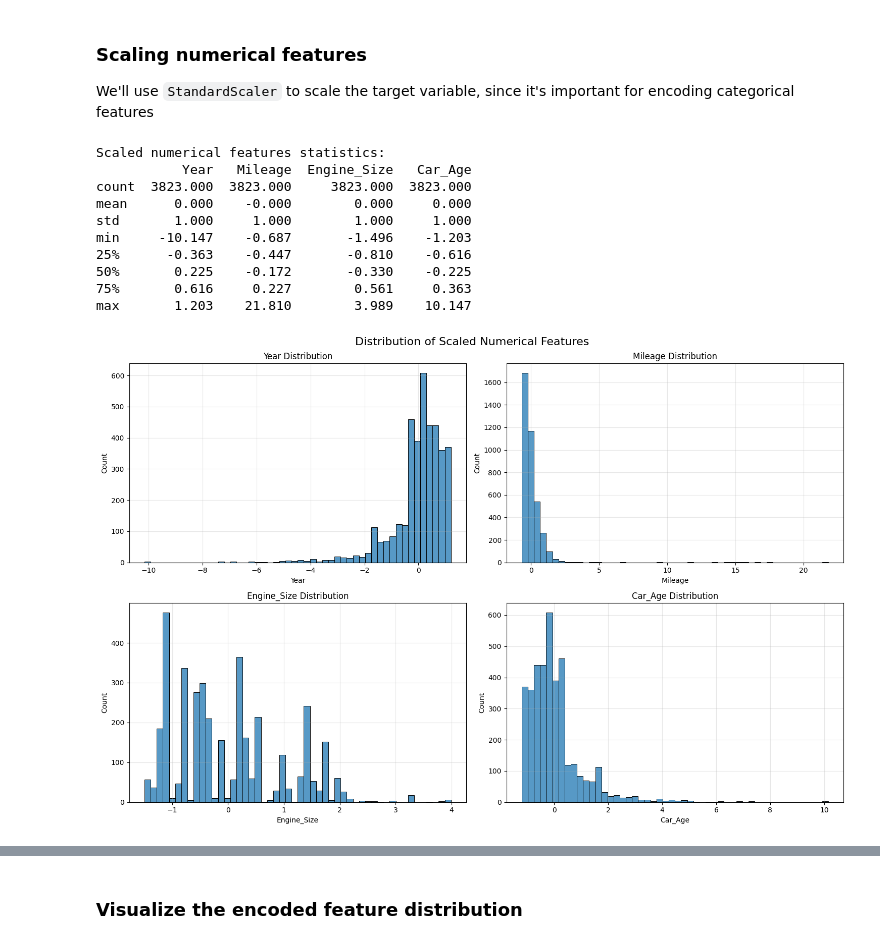
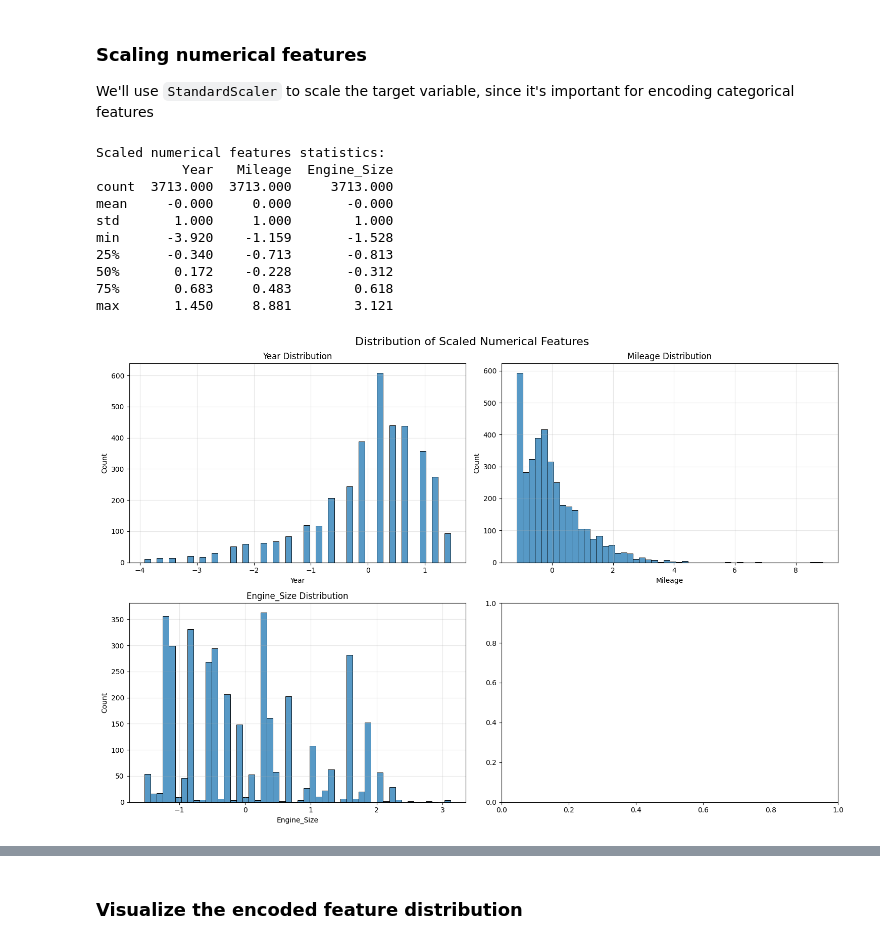
Before and after one commit to andresuchdata/saudi-used-cars, a Jupyter notebook: main.ipynb, the cells around one changed output, grey strips where cells are left out. Saved outputs shown, nothing was run; the diff lists cells and outputs as text; code cells hidden in the pictures.

```diff
--- a/main.ipynb
+++ b/main.ipynb
@@ -234,0 +207,13 @@ df[df['Mileage'] > 1000000].sort_values(by='Mileage', ascending=False)
+# %%
+def remove_outliers(df, columns, n_std=3):
+    for col in columns:
+        mean = df[col].mean()
+        std = df[col].std()
+        df = df[np.abs(df[col] - mean) <= (n_std * std)]
+    return df
+
+df = remove_outliers(df, numerical_features)
+
+df.describe(include='all')
+# df = df[df['Mileage'] < 20000000]
+# df[df['Mileage'] > 1000000].sort_values(by='Mileage', ascending=False)
@@ -288,31 +286,3 @@ Since both linear and non-linear correlation is present, we'll keep all of them,
 ## Categorical Features Correlation
 # %% [markdown]
 Let's see the distribution of the price by each categorical feature.
-# %%
-# Create visualization for categorical features vs price
-fig, axes = plt.subplots(3, 2, figsize=(20, 10))
-fig.suptitle('Categorical Features vs Price Distribution', fontsize=16, y=0.99)
-
-# Select top 4 categorical features based on their correlation
-important_cats = ['Make', 'Type', 'Origin', 'Gear_Type', 'Options']
-
-for idx, feature in enumerate(important_cats):
-    row = idx // 2
-    col = idx % 2
-
-    if not (row == 3 and col == 1):
-        # Calculate mean price for each category
-        mean_prices = df.groupby(feature)['Price'].mean().sort_values(ascending=False).head(10)
-
-        # Create bar plot
-        sns.barplot(data=df[df[feature].isin(mean_prices.index)],
-                    x=feature, y='Price',
-                    ax=axes[row, col],
-                    errorbar=None)  # Disable confidence intervals for cleaner look
-
-        axes[row, col].set_title(f'Average Price by {feature}')
-        axes[row, col].tick_params(axis='x', rotation=45)
-        axes[row, col].set_ylabel('Average Price (SAR)')
-
-plt.tight_layout()
-plt.show()
@@ -381,43 +352,41 @@ Based on observation, we have 3 types of categorical features:
 
 We'll use `StandardScaler` to scale the target variable, since it's important for encoding categorical features
 # %%
-numerical_features = ['Year', 'Mileage', 'Engine_Size', 'Car_Age']
-
 scaler = StandardScaler()
 scaled_price = scaler.fit_transform(df[['Price']])
 
 df_encoded[numerical_features] = scaler.fit_transform(df_encoded[numerical_features])
 
 # Verify the scaling
 print("Scaled numerical features statistics:")
 print(df_encoded[numerical_features].describe().round(3))
 
 # Optional: Visualize the scaled distributions
 fig, axes = plt.subplots(2, 2, figsize=(15, 10))
 fig.suptitle('Distribution of Scaled Numerical Features', fontsize=16)
 
 for idx, feature in enumerate(numerical_features):
     row = idx // 2
     col = idx % 2
 
     sns.histplot(data=df_encoded, x=feature, bins=50, ax=axes[row, col])
     axes[row, col].set_title(f'{feature} Distribution')
     axes[row, col].grid(True, alpha=0.3)
 
 plt.tight_layout()
 plt.show()
 # %% [output]
 Scaled numerical features statistics:
-           Year   Mileage  Engine_Size   Car_Age
-count  3823.000  3823.000     3823.000  3823.000
-mean      0.000    -0.000        0.000     0.000
-std       1.000     1.000        1.000     1.000
-min     -10.147    -0.687       -1.496    -1.203
-25%      -0.363    -0.447       -0.810    -0.616
-50%       0.225    -0.172       -0.330    -0.225
-75%       0.616     0.227        0.561     0.363
-max       1.203    21.810        3.989    10.147
+           Year   Mileage  Engine_Size
+count  3713.000  3713.000     3713.000
+mean     -0.000     0.000       -0.000
+std       1.000     1.000        1.000
+min      -3.920    -1.159       -1.528
+25%      -0.340    -0.713       -0.813
+50%       0.172    -0.228       -0.312
+75%       0.683     0.483        0.618
+max       1.450     8.881        3.121
-[figure, old version]
+[figure, new version]
 # %%
 # Handle categorical variables
 ordinal_feature = 'Options'
```
Also changed, not shown: parts of 21 cells of this notebook.
